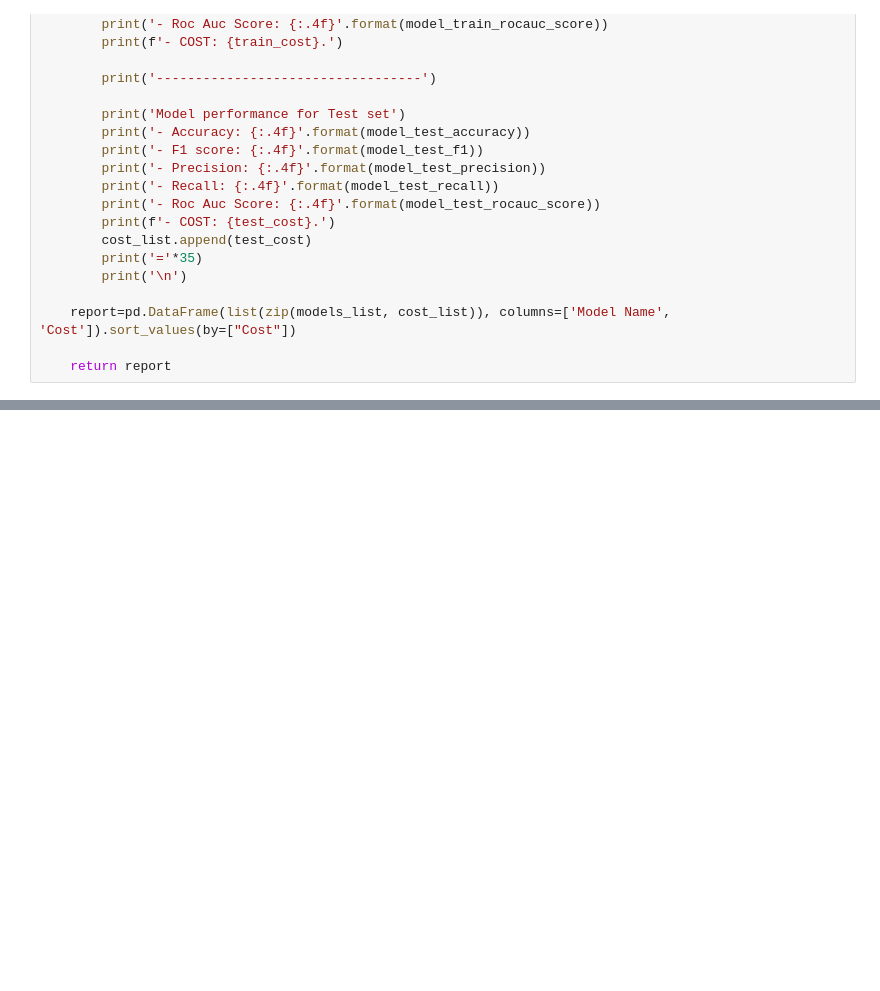
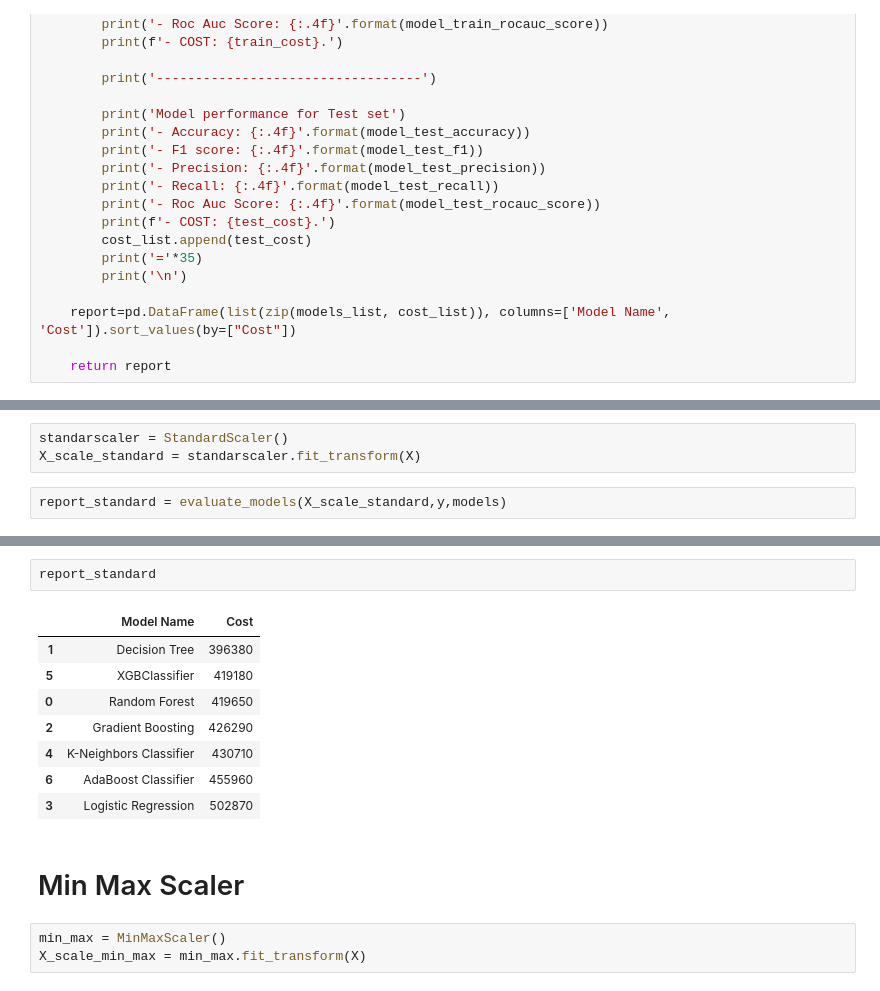
Before and after one commit to abhaykeni/credit-card-defaulter-project, a Jupyter notebook: notebook/credit-card-defaulter-EDA.ipynb, the cells around one changed output, grey strips where cells are left out. Drawn from its saved outputs; the diff is of its cells as text; blank space fills up the shorter version.

```diff
--- a/notebook/credit-card-defaulter-EDA.ipynb
+++ b/notebook/credit-card-defaulter-EDA.ipynb
@@ -319,0 +377,5 @@ def evaluate_models(X, y, models):
+# %%
+standarscaler = StandardScaler()
+X_scale_standard = standarscaler.fit_transform(X)
+# %%
+report_standard = evaluate_models(X_scale_standard,y,models)
@@ -319,0 +400,16 @@ def evaluate_models(X, y, models):
+# %%
+report_standard
+# %% [output]
+|  | Model Name | Cost |
+| 1 | Decision Tree | 396380 |
+| 5 | XGBClassifier | 419180 |
+| 0 | Random Forest | 419650 |
+| 2 | Gradient Boosting | 426290 |
+| 4 | K-Neighbors Classifier | 430710 |
+| 6 | AdaBoost Classifier | 455960 |
+| 3 | Logistic Regression | 502870 |
+# %% [markdown]
+# Min Max Scaler
+# %%
+min_max = MinMaxScaler()
+X_scale_min_max = min_max.fit_transform(X)
```
Also changed, not shown: parts of 27 cells of this notebook, 12 other files.
